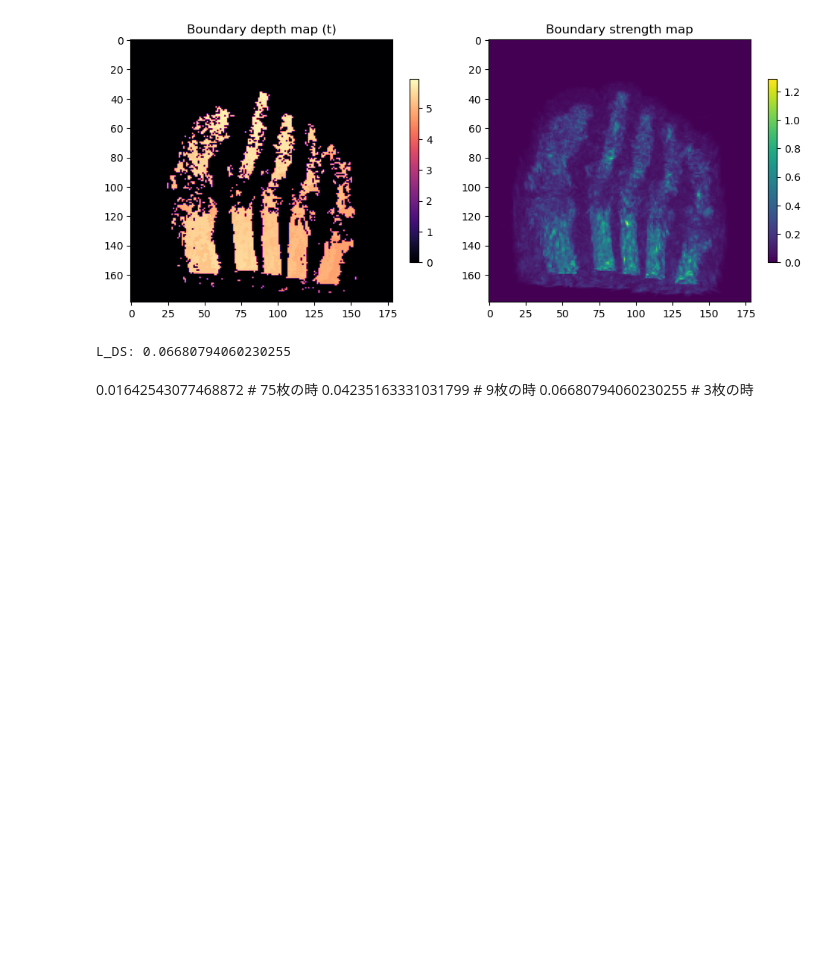
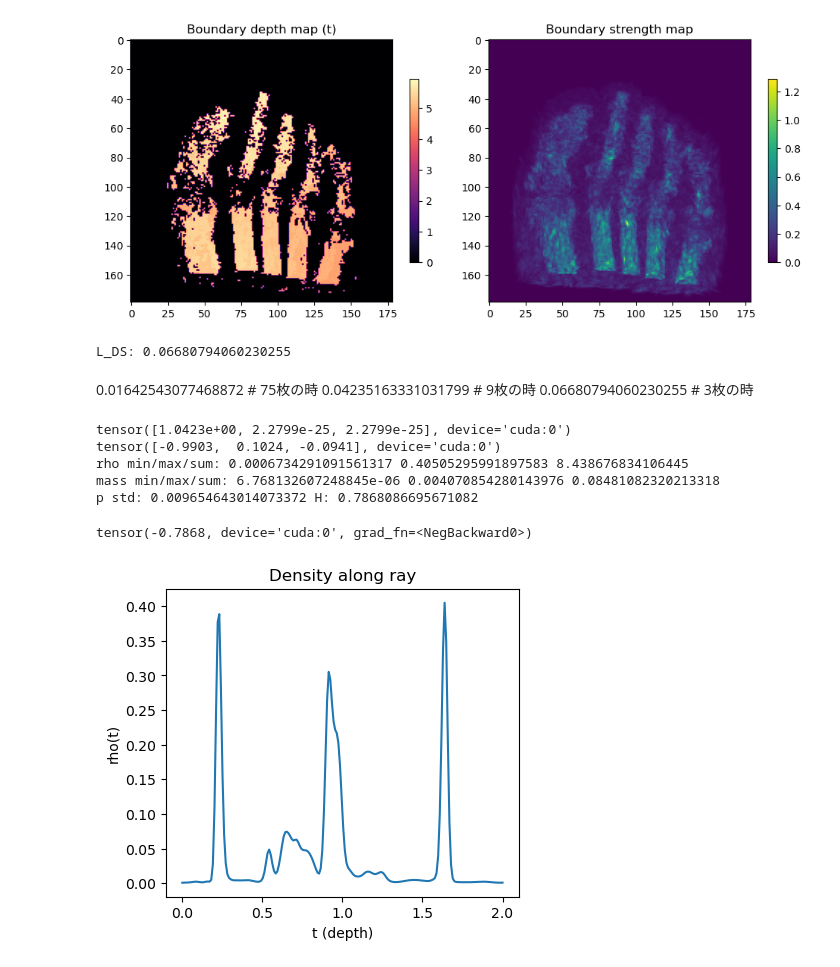
Before and after one commit to Maemaemaeko/r2_gaussian, a Jupyter notebook: visualize_boarder.ipynb, the cells around one changed output. Saved outputs shown, nothing was run; the diff lists cells and outputs as text; code cells hidden in the pictures; blank space fills up the shorter version.

```diff
--- a/visualize_boarder.ipynb
+++ b/visualize_boarder.ipynb
@@ -223,8 +223,25 @@ device = torch.device("cuda" if torch.cuda.is_available() else "cpu")
 # rot = rot / rot.norm(dim=-1, keepdim=True)
 # opacity = torch.rand(N, device=device) * 1.0  # 適当
 
+# Namespace で引数を手動指定
+args = Namespace(
+    source_path="/home/maemaeko/imari_lab/r2_gaussian/data/real_dataset/cone_ntrain_75_angle_360/teapot",
+    #model_path="/home/maemaeko/imari_lab/r2_gaussian/output/synthetic_dataset/cone_ntrain_3_angle_360-wo-densification/2_teapot_cone",
+    model_path="/home/maemaeko/imari_lab/r2_gaussian/output/synthetic_dataset/cone_ntrain_75_angle_360/0_foot_cone",
+    data_device="cuda",
+    scale_min=0.0005,
+    scale_max=0.5,
+    eval=True
+)
+
+dataset = model.extract(args)
+scene = Scene(
+    dataset,
+    shuffle=False
+)
+
 gaussians = GaussianModel(None)
-loaded_iter = initialize_gaussian(gaussians, dataset, -1)
+loaded_iter = initialize_gaussian(gaussians, dataset, loaded_iter = 10000)
 
 
 xyz     = gaussians.get_xyz[:, :3]
@@ -554,0 +961,20 @@ L_DS: 0.06680794060230255
+# %%
+viewpoint_cam = scene.train_cameras[0]
+
+
+
+
+ray_entropy_loss = ray_entropy_loss_from_camera(
+    camera = viewpoint_cam,
+    gaussians = gaussians
+)
+
+ray_entropy_loss
+# %% [output]
+tensor([1.0423e+00, 2.2799e-25, 2.2799e-25], device='cuda:0')
+tensor([-0.9903,  0.1024, -0.0941], device='cuda:0')
+rho min/max/sum: 0.0006734291091561317 0.40505295991897583 8.438676834106445
+mass min/max/sum: 6.768132607248845e-06 0.004070854280143976 0.08481082320213318
+p std: 0.009654643014073372 H: 0.7868086695671082
+tensor(-0.7868, device='cuda:0', grad_fn=<NegBackward0>)
+[figure, added]
```
Also changed, not shown: parts of 9 cells of this notebook, 31 other files.
